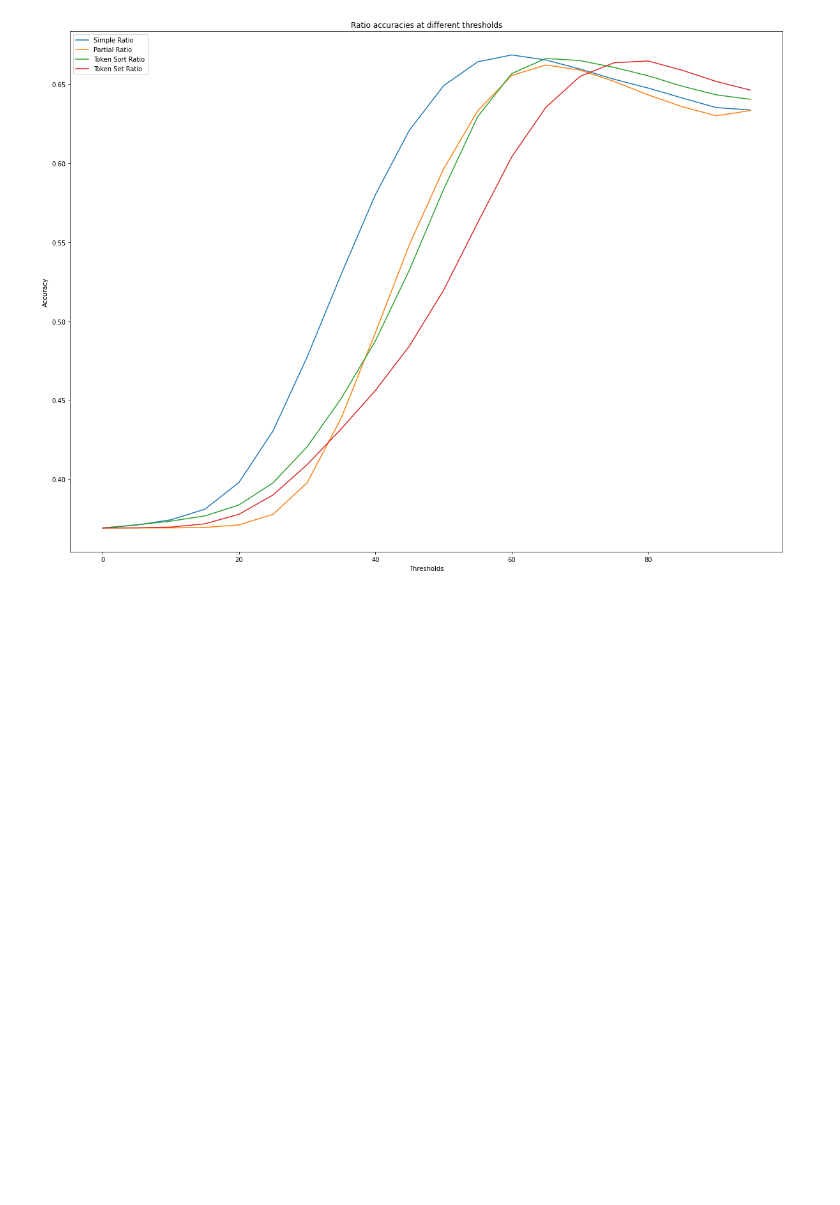
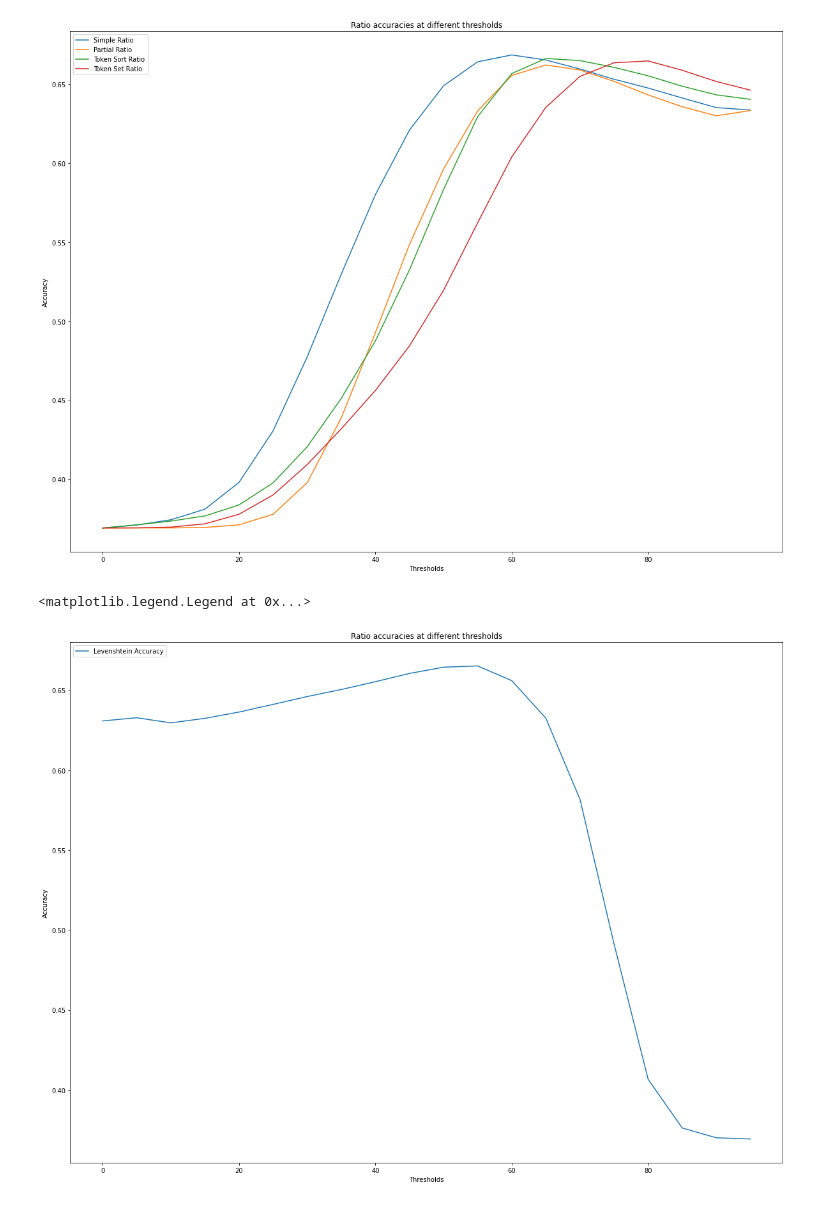
Before and after one commit to youomid/data_science_challenges, a Jupyter notebook: quora_question_pairs/models/v1_base.ipynb, the cells around one changed output. Drawn from its saved outputs; the diff is of its cells as text; code cells hidden in the pictures; blank space fills up the shorter version.

Commit message:
Compare quora questions using levensthein distance

```diff
--- a/quora_question_pairs/models/v1_base.ipynb
+++ b/quora_question_pairs/models/v1_base.ipynb
@@ -84,6 +85,37 @@ plt.legend(loc="upper left")
 # %% [output]
 <matplotlib.legend.Legend at 0x...>
 [figure]
+# %%
+# calculate levenshtein distance
+train_df['levenshtein_distance'] = train_df.swifter.apply(lambda x: distance(x['question1'], x['question2']), axis=1)
+# %%
+# find the best threshold to use by trying all thresholds and getting their accuracies
+def is_correct(row, ratio_type, threshold):
+    is_duplicate = True if row['is_duplicate'] == 1 else False
+    return is_duplicate == ((row[ratio_type]/max(len(row['question1']), len(row['question2'])))*100 <= threshold)
+
+thres_accuracy_map = {}
+
+for threshold in range(0, 100, 5):
+    levenshtein_col = f'levenshtein_correct_{threshold}'
+    train_df[levenshtein_col] = train_df.swifter.apply(lambda x: is_correct(x, 'levenshtein_distance', threshold), axis=1)
+    levenshtein_accuracy = len(train_df[levenshtein_col].loc[train_df[levenshtein_col] == True])/len(train_df[levenshtein_col])
+
+    thres_accuracy_map[threshold] = {
+        'levenshtein_accuracy': levenshtein_accuracy,
+    }
+# %%
+plt.figure(num=4, figsize=(20,15))
+
+plt.plot(thres_accuracy_map.keys(), [ratio_accuracies['levenshtein_accuracy'] for ratio_accuracies in thres_accuracy_map.values()], label='Levenshtein Accuracy')
+
+plt.xlabel("Thresholds")
+plt.ylabel("Accuracy")
+plt.title("Ratio accuracies at different thresholds")
+plt.legend(loc="upper left")
+# %% [output]
+<matplotlib.legend.Legend at 0x...>
+[figure, added]
 # %%
 # simple ratio at a threshold of 55 looks like it has the highest accuracy
 # store false negatives and explore the data using exploratory_data_analysis notebook
```
Also changed, not shown: parts of 4 cells of this notebook, 1 other file.
